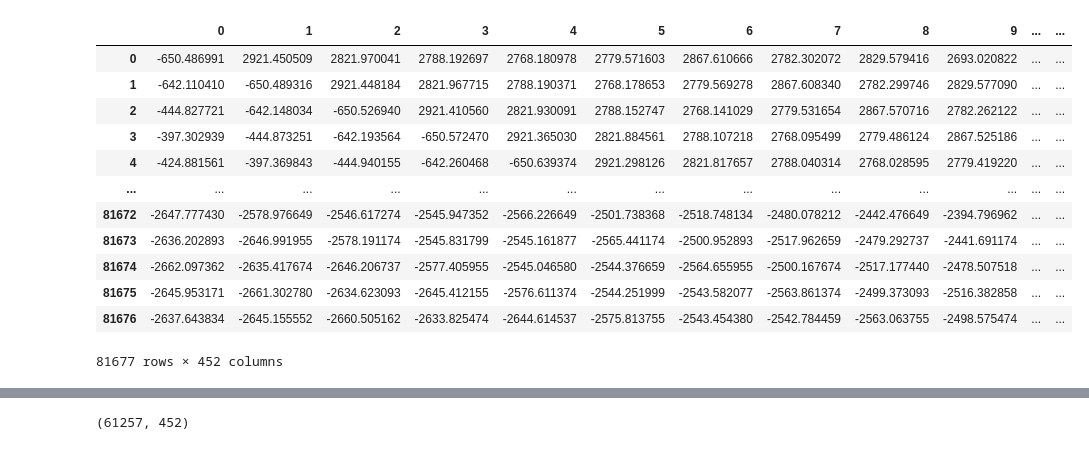
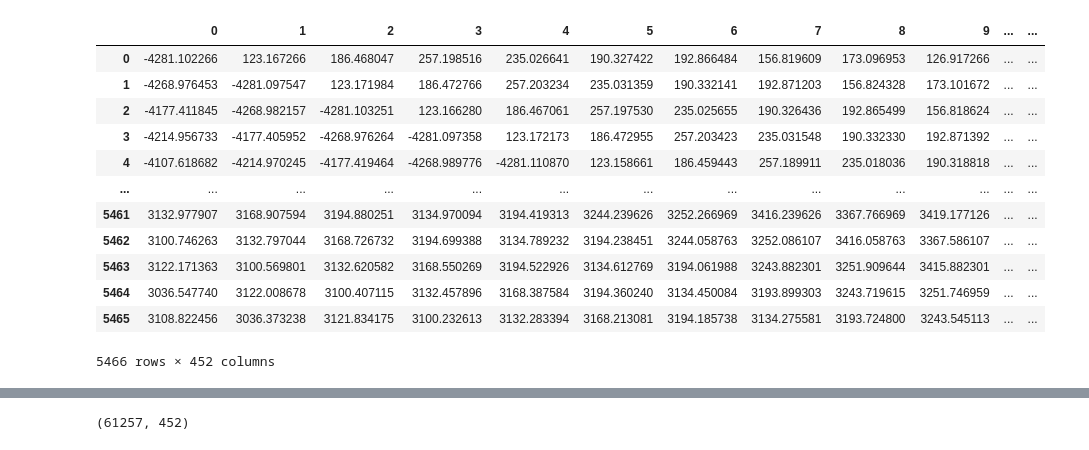
Before and after one commit to racumen/python-binance, a Jupyter notebook: Untitled1.ipynb, the cells around one changed output, grey strips where cells are left out. Cells and saved outputs as stored; diff of their text form; code cells hidden in the pictures.

```diff
--- a/Untitled1.ipynb
+++ b/Untitled1.ipynb
@@ -115,18 +133,18 @@ np.savetxt("XBTC.csv", X, delimiter=",")
 # %%
-dfX=pd.read_csv("XBTC.csv",header=None)
+dfX=pd.read_csv("XBTC2.csv",header=None)
 dfX
 # %% [output]
 |  | 0 | 1 | 2 | 3 | 4 | 5 | 6 | 7 | 8 | 9 | ... | ... |
-| 0 | -650.486991 | 2921.450509 | 2821.970041 | 2788.192697 | 2768.180978 | 2779.571603 | 2867.610666 | 2782.302072 | 2829.579416 | 2693.020822 | ... | ... |
-| 1 | -642.110410 | -650.489316 | 2921.448184 | 2821.967715 | 2788.190371 | 2768.178653 | 2779.569278 | 2867.608340 | 2782.299746 | 2829.577090 | ... | ... |
-| 2 | -444.827721 | -642.148034 | -650.526940 | 2921.410560 | 2821.930091 | 2788.152747 | 2768.141029 | 2779.531654 | 2867.570716 | 2782.262122 | ... | ... |
-| 3 | -397.302939 | -444.873251 | -642.193564 | -650.572470 | 2921.365030 | 2821.884561 | 2788.107218 | 2768.095499 | 2779.486124 | 2867.525186 | ... | ... |
-| 4 | -424.881561 | -397.369843 | -444.940155 | -642.260468 | -650.639374 | 2921.298126 | 2821.817657 | 2788.040314 | 2768.028595 | 2779.419220 | ... | ... |
+| 0 | -4281.102266 | 123.167266 | 186.468047 | 257.198516 | 235.026641 | 190.327422 | 192.866484 | 156.819609 | 173.096953 | 126.917266 | ... | ... |
+| 1 | -4268.976453 | -4281.097547 | 123.171984 | 186.472766 | 257.203234 | 235.031359 | 190.332141 | 192.871203 | 156.824328 | 173.101672 | ... | ... |
+| 2 | -4177.411845 | -4268.982157 | -4281.103251 | 123.166280 | 186.467061 | 257.197530 | 235.025655 | 190.326436 | 192.865499 | 156.818624 | ... | ... |
+| 3 | -4214.956733 | -4177.405952 | -4268.976264 | -4281.097358 | 123.172173 | 186.472955 | 257.203423 | 235.031548 | 190.332330 | 192.871392 | ... | ... |
+| 4 | -4107.618682 | -4214.970245 | -4177.419464 | -4268.989776 | -4281.110870 | 123.158661 | 186.459443 | 257.189911 | 235.018036 | 190.318818 | ... | ... |
 | ... | ... | ... | ... | ... | ... | ... | ... | ... | ... | ... | ... | ... |
-| 81672 | -2647.777430 | -2578.976649 | -2546.617274 | -2545.947352 | -2566.226649 | -2501.738368 | -2518.748134 | -2480.078212 | -2442.476649 | -2394.796962 | ... | ... |
-| 81673 | -2636.202893 | -2646.991955 | -2578.191174 | -2545.831799 | -2545.161877 | -2565.441174 | -2500.952893 | -2517.962659 | -2479.292737 | -2441.691174 | ... | ... |
-| 81674 | -2662.097362 | -2635.417674 | -2646.206737 | -2577.405955 | -2545.046580 | -2544.376659 | -2564.655955 | -2500.167674 | -2517.177440 | -2478.507518 | ... | ... |
-| 81675 | -2645.953171 | -2661.302780 | -2634.623093 | -2645.412155 | -2576.611374 | -2544.251999 | -2543.582077 | -2563.861374 | -2499.373093 | -2516.382858 | ... | ... |
-| 81676 | -2637.643834 | -2645.155552 | -2660.505162 | -2633.825474 | -2644.614537 | -2575.813755 | -2543.454380 | -2542.784459 | -2563.063755 | -2498.575474 | ... | ... |
+| 5461 | 3132.977907 | 3168.907594 | 3194.880251 | 3134.970094 | 3194.419313 | 3244.239626 | 3252.266969 | 3416.239626 | 3367.766969 | 3419.177126 | ... | ... |
+| 5462 | 3100.746263 | 3132.797044 | 3168.726732 | 3194.699388 | 3134.789232 | 3194.238451 | 3244.058763 | 3252.086107 | 3416.058763 | 3367.586107 | ... | ... |
+| 5463 | 3122.171363 | 3100.569801 | 3132.620582 | 3168.550269 | 3194.522926 | 3134.612769 | 3194.061988 | 3243.882301 | 3251.909644 | 3415.882301 | ... | ... |
+| 5464 | 3036.547740 | 3122.008678 | 3100.407115 | 3132.457896 | 3168.387584 | 3194.360240 | 3134.450084 | 3193.899303 | 3243.719615 | 3251.746959 | ... | ... |
+| 5465 | 3108.822456 | 3036.373238 | 3121.834175 | 3100.232613 | 3132.283394 | 3168.213081 | 3194.185738 | 3134.275581 | 3193.724800 | 3243.545113 | ... | ... |
-81677 rows × 452 columns
+5466 rows × 452 columns
 # %%
```
Also changed, not shown: parts of 25 cells of this notebook.
